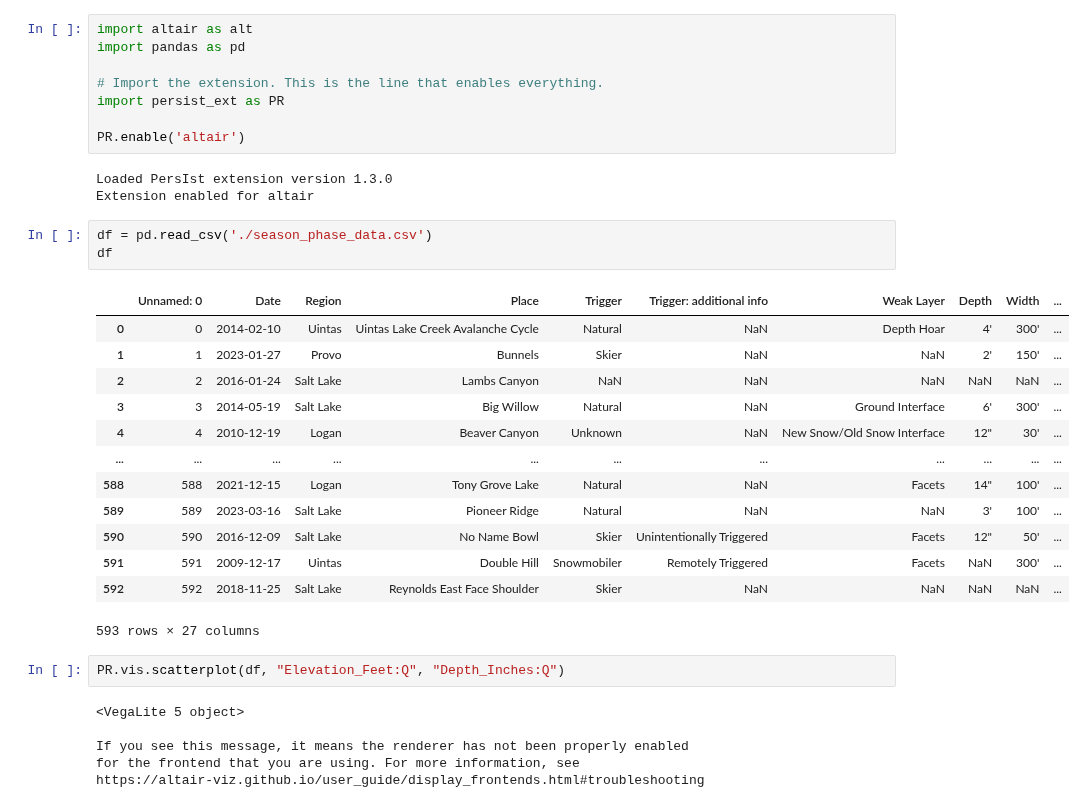
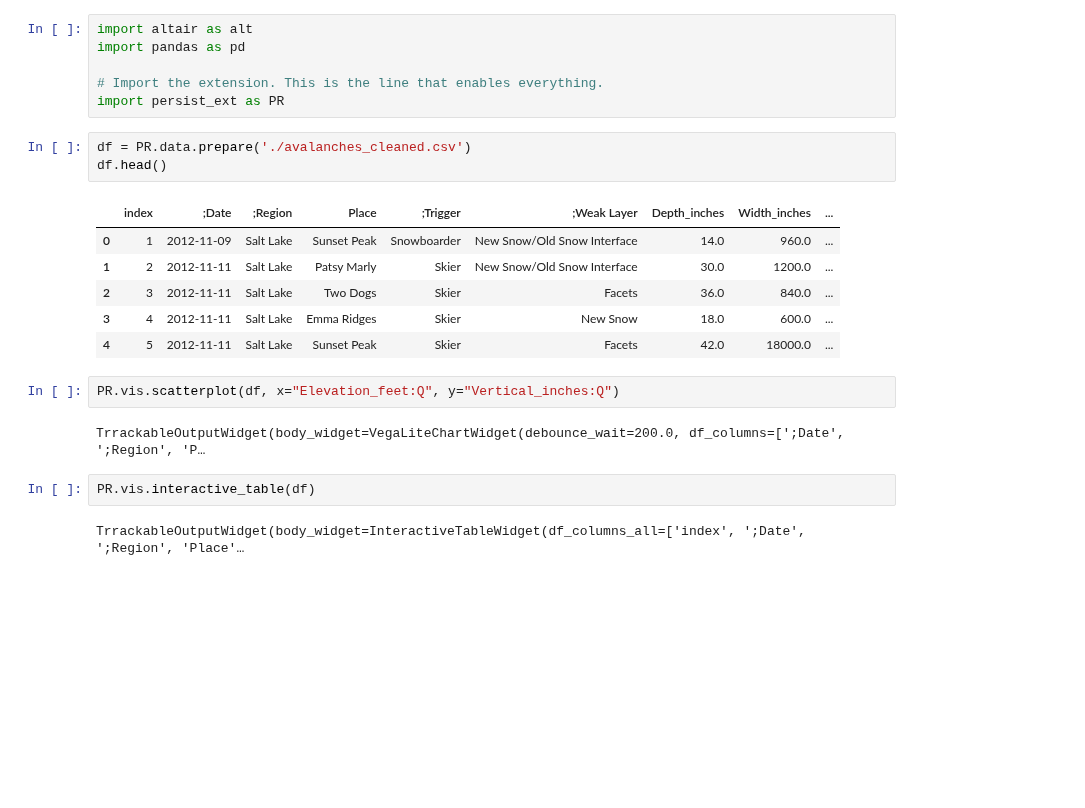
Before and after one commit to visdesignlab/persist, a Jupyter notebook: examples/notebooks/avalanche/avalance.ipynb, the cells around one changed output. Cells and saved outputs as stored; diff of their text form; blank space fills up the shorter version.

```diff
--- a/examples/notebooks/avalanche/avalance.ipynb
+++ b/examples/notebooks/avalanche/avalance.ipynb
@@ -4,33 +4,21 @@ import pandas as pd
 
 # Import the extension. This is the line that enables everything.
 import persist_ext as PR
-
-PR.enable('altair')
-# %% [output]
-Loaded PersIst extension version 1.3.0
-Extension enabled for altair
 # %%
-df = pd.read_csv('./season_phase_data.csv')
-df
+df = PR.data.prepare('./avalanches_cleaned.csv')
+df.head()
 # %% [output]
-|  | Unnamed: 0 | Date | Region | Place | Trigger | Trigger: additional info | Weak Layer | Depth | Width | ... |
-| 0 | 0 | 2014-02-10 | Uintas | Uintas Lake Creek Avalanche Cycle | Natural | NaN | Depth Hoar | 4' | 300' | ... |
-| 1 | 1 | 2023-01-27 | Provo | Bunnels | Skier | NaN | NaN | 2' | 150' | ... |
-| 2 | 2 | 2016-01-24 | Salt Lake | Lambs Canyon | NaN | NaN | NaN | NaN | NaN | ... |
-| 3 | 3 | 2014-05-19 | Salt Lake | Big Willow | Natural | NaN | Ground Interface | 6' | 300' | ... |
-| 4 | 4 | 2010-12-19 | Logan | Beaver Canyon | Unknown | NaN | New Snow/Old Snow Interface | 12" | 30' | ... |
-| ... | ... | ... | ... | ... | ... | ... | ... | ... | ... | ... |
-| 588 | 588 | 2021-12-15 | Logan | Tony Grove Lake | Natural | NaN | Facets | 14" | 100' | ... |
-| 589 | 589 | 2023-03-16 | Salt Lake | Pioneer Ridge | Natural | NaN | NaN | 3' | 100' | ... |
-| 590 | 590 | 2016-12-09 | Salt Lake | No Name Bowl | Skier | Unintentionally Triggered | Facets | 12" | 50' | ... |
-| 591 | 591 | 2009-12-17 | Uintas | Double Hill | Snowmobiler | Remotely Triggered | Facets | NaN | 300' | ... |
-| 592 | 592 | 2018-11-25 | Salt Lake | Reynolds East Face Shoulder | Skier | NaN | NaN | NaN | NaN | ... |
+|  | index | ;Date | ;Region | Place | ;Trigger | ;Weak Layer | Depth_inches | Width_inches | ... |
+| 0 | 1 | 2012-11-09 | Salt Lake | Sunset Peak | Snowboarder | New Snow/Old Snow Interface | 14.0 | 960.0 | ... |
+| 1 | 2 | 2012-11-11 | Salt Lake | Patsy Marly | Skier | New Snow/Old Snow Interface | 30.0 | 1200.0 | ... |
+| 2 | 3 | 2012-11-11 | Salt Lake | Two Dogs | Skier | Facets | 36.0 | 840.0 | ... |
+| 3 | 4 | 2012-11-11 | Salt Lake | Emma Ridges | Skier | New Snow | 18.0 | 600.0 | ... |
+| 4 | 5 | 2012-11-11 | Salt Lake | Sunset Peak | Skier | Facets | 42.0 | 18000.0 | ... |
-593 rows × 27 columns
 # %%
-PR.vis.scatterplot(df, "Elevation_Feet:Q", "Depth_Inches:Q")
+PR.vis.scatterplot(df, x="Elevation_feet:Q", y="Vertical_inches:Q")
 # %% [output]
-<VegaLite 5 object>
-
-If you see this message, it means the renderer has not been properly enabled
-for the frontend that you are using. For more information, see
-https://altair-viz.github.io/user_guide/display_frontends.html#troubleshooting
+TrrackableOutputWidget(body_widget=VegaLiteChartWidget(debounce_wait=200.0, df_columns=[';Date', ';Region', 'P…
+# %%
+PR.vis.interactive_table(df)
+# %% [output]
+TrrackableOutputWidget(body_widget=InteractiveTableWidget(df_columns_all=['index', ';Date', ';Region', 'Place'…
```
Also changed, not shown: 45 other files.
